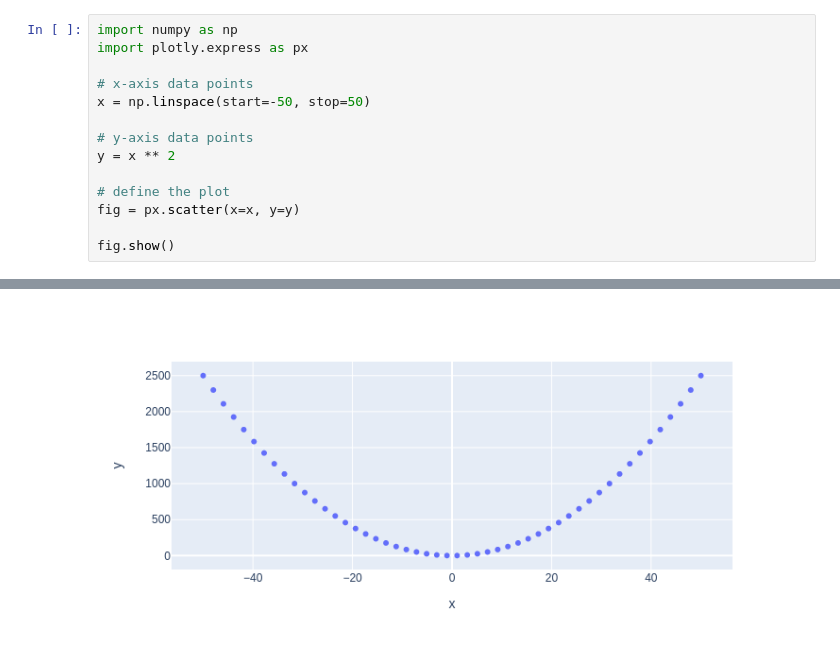
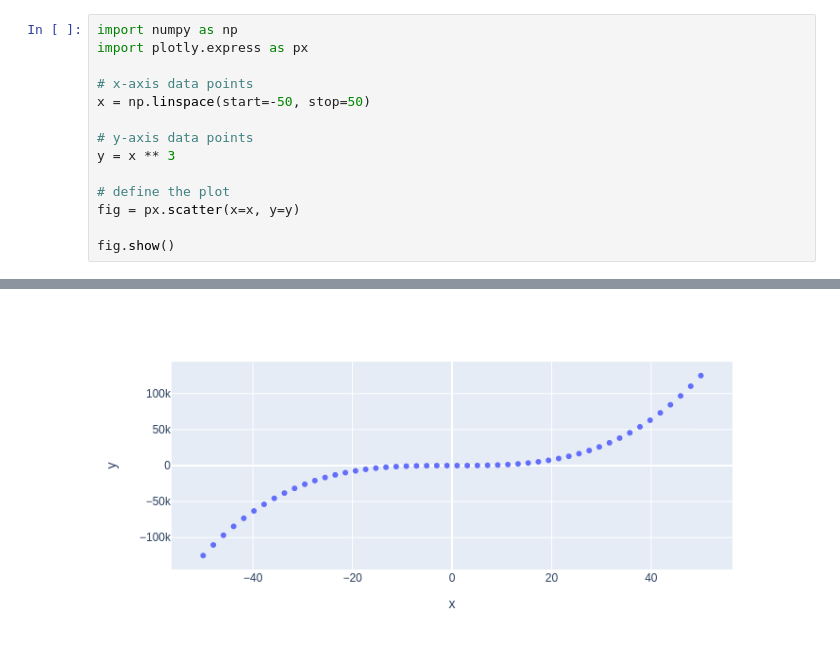
Before and after one commit to nohochmak/my-notebooks-repo2, a Jupyter notebook: experiment1.ipynb, the cells around one changed output, grey strips where cells are left out. Drawn from its saved outputs; the diff is of its cells as text.

```diff
--- a/experiment1.ipynb
+++ b/experiment1.ipynb
@@ -6,7 +6,7 @@ import plotly.express as px
 x = np.linspace(start=-50, stop=50)
 
 # y-axis data points
-y = x ** 2
+y = x ** 3
 
 # define the plot
 fig = px.scatter(x=x, y=y)
@@ -17 +16 @@ fig.show()
-[figure, old version]
+[figure, new version]
```
Also changed, not shown: parts of 1 cell of this notebook.
